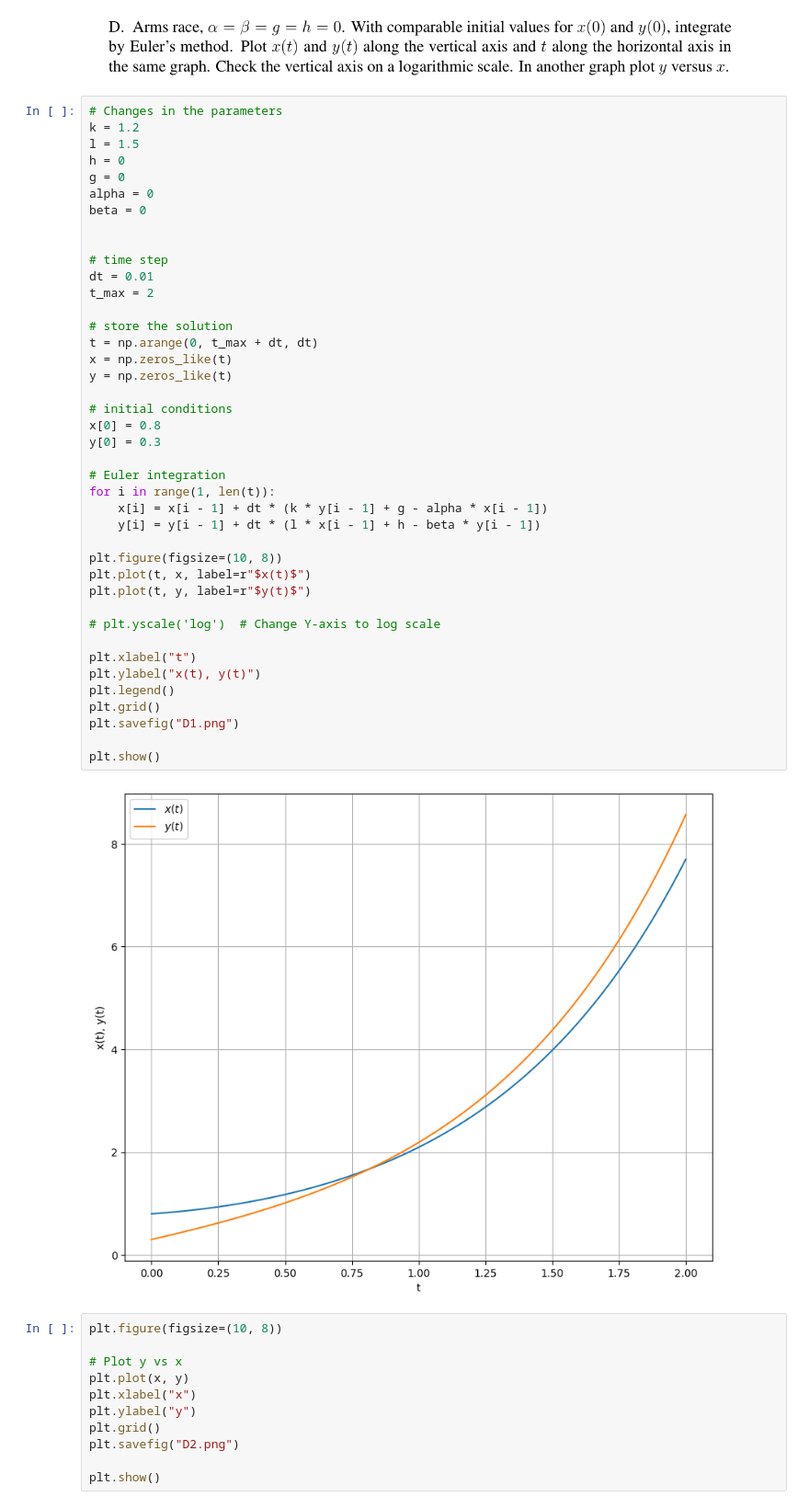
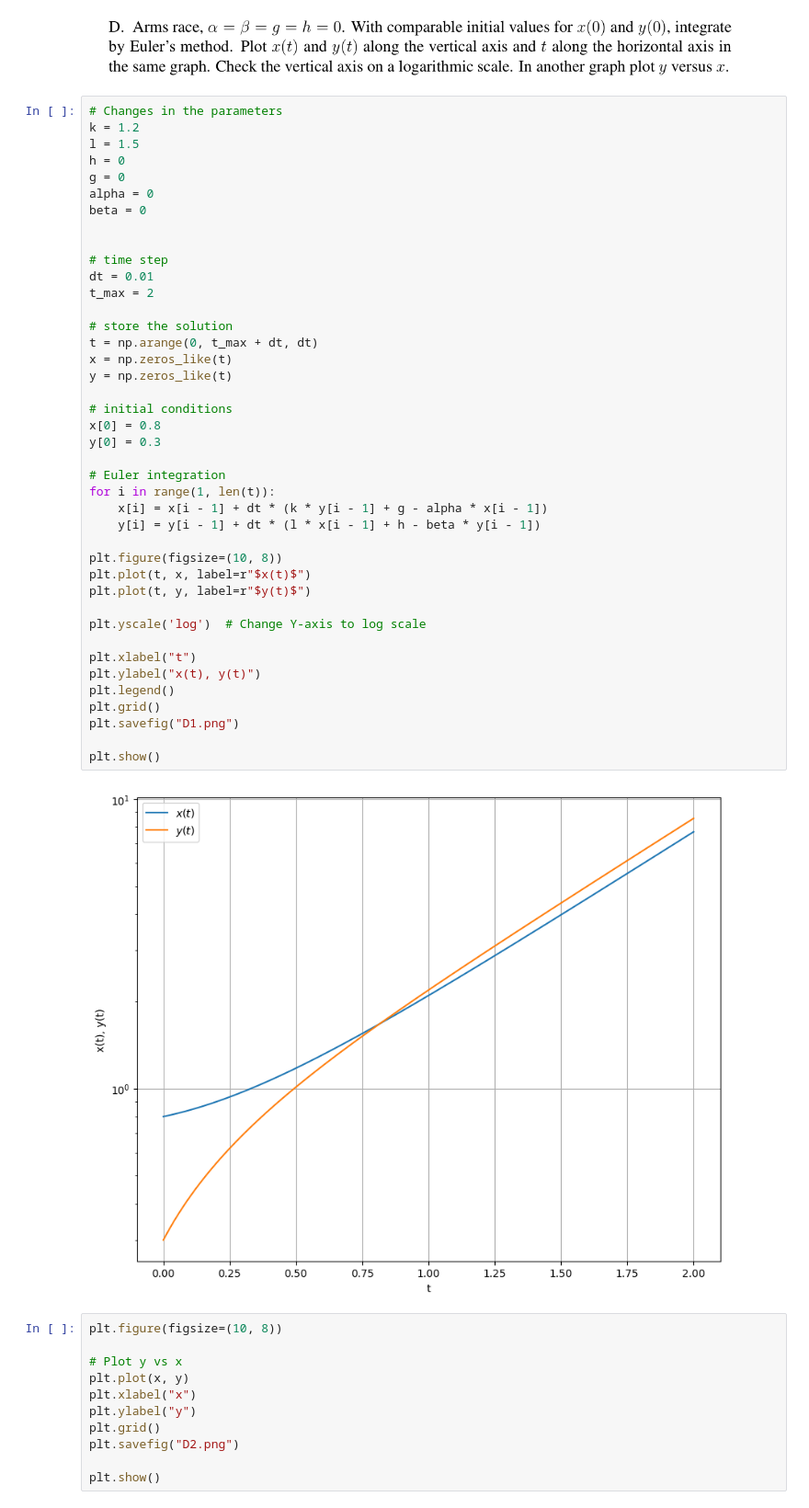
Before and after one commit to akshaTec/AKSum_CS_302, a Jupyter notebook: Lab7/q1.ipynb, the cells around one changed output. Shown: that part at 92% size. Drawn from its saved outputs; the diff is of its cells as text.

```diff
--- a/Lab7/q1.ipynb
+++ b/Lab7/q1.ipynb
@@ -194,35 +194,35 @@ beta = 0
 dt = 0.01
 t_max = 2
 
 # store the solution
 t = np.arange(0, t_max + dt, dt)
 x = np.zeros_like(t)
 y = np.zeros_like(t)
 
 # initial conditions
 x[0] = 0.8
 y[0] = 0.3
 
 # Euler integration
 for i in range(1, len(t)):
     x[i] = x[i - 1] + dt * (k * y[i - 1] + g - alpha * x[i - 1])
     y[i] = y[i - 1] + dt * (l * x[i - 1] + h - beta * y[i - 1])
 
 plt.figure(figsize=(10, 8))
 plt.plot(t, x, label=r"$x(t)$")
 plt.plot(t, y, label=r"$y(t)$")
 
-# plt.yscale('log')  # Change Y-axis to log scale
+plt.yscale('log')  # Change Y-axis to log scale
 
 plt.xlabel("t")
 plt.ylabel("x(t), y(t)")
 plt.legend()
 plt.grid()
 plt.savefig("D1.png")
 
 plt.show()
 # %% [output]
-[figure, old version]
+[figure, new version]
 # %%
 plt.figure(figsize=(10, 8))
 
```
Also changed, not shown: 1 other file.
